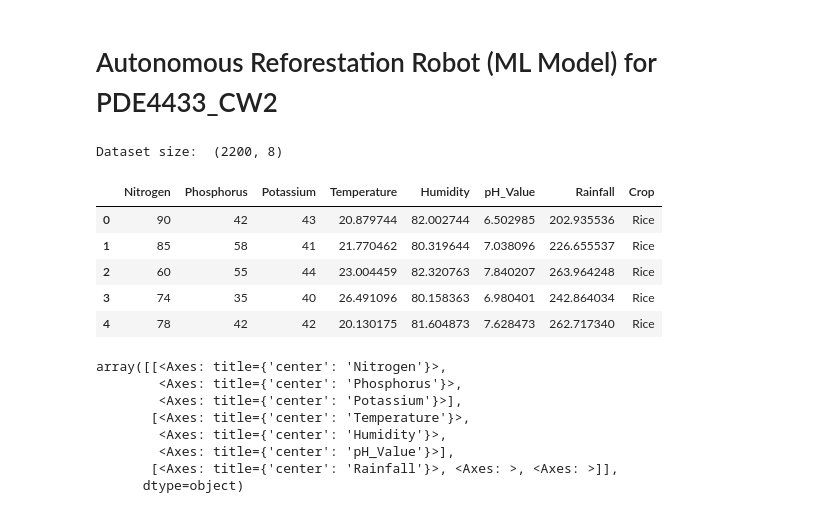
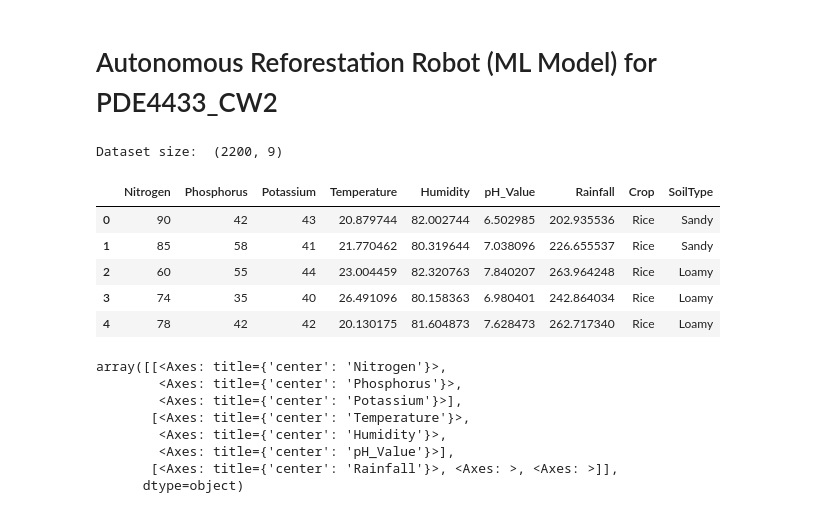
Before and after one commit to JayashankaAnushan19/Autonomous_Reforestation_Robot_PDE4433_CW2, a Jupyter notebook: notebooks/PDE4433_CW2_FinalModelTraining.ipynb, the cells around one changed output. Drawn from its saved outputs; the diff is of its cells as text; code cells hidden in the pictures.

Commit message:
Added new dataset and model created

```diff
--- a/notebooks/PDE4433_CW2_FinalModelTraining.ipynb
+++ b/notebooks/PDE4433_CW2_FinalModelTraining.ipynb
@@ -11,19 +11,19 @@ from sklearn.model_selection import train_test_split
 from sklearn import metrics
 import matplotlib.pyplot as plt
 # %%
-df = pd.read_csv("../data/raw/Crop_Recommendation.csv")
+df = pd.read_csv("../data/raw/Crop_Recommendation_new_dataframe.csv")
 # https://www.kaggle.com/datasets/varshitanalluri/crop-recommendation-dataset
 
 print("Dataset size: ", df.shape)
 df.head()
 # %% [output]
-Dataset size:  (2200, 8)
+Dataset size:  (2200, 9)
-|  | Nitrogen | Phosphorus | Potassium | Temperature | Humidity | pH_Value | Rainfall | Crop |
-| 0 | 90 | 42 | 43 | 20.879744 | 82.002744 | 6.502985 | 202.935536 | Rice |
-| 1 | 85 | 58 | 41 | 21.770462 | 80.319644 | 7.038096 | 226.655537 | Rice |
-| 2 | 60 | 55 | 44 | 23.004459 | 82.320763 | 7.840207 | 263.964248 | Rice |
-| 3 | 74 | 35 | 40 | 26.491096 | 80.158363 | 6.980401 | 242.864034 | Rice |
-| 4 | 78 | 42 | 42 | 20.130175 | 81.604873 | 7.628473 | 262.717340 | Rice |
+|  | Nitrogen | Phosphorus | Potassium | Temperature | Humidity | pH_Value | Rainfall | Crop | SoilType |
+| 0 | 90 | 42 | 43 | 20.879744 | 82.002744 | 6.502985 | 202.935536 | Rice | Sandy |
+| 1 | 85 | 58 | 41 | 21.770462 | 80.319644 | 7.038096 | 226.655537 | Rice | Sandy |
+| 2 | 60 | 55 | 44 | 23.004459 | 82.320763 | 7.840207 | 263.964248 | Rice | Loamy |
+| 3 | 74 | 35 | 40 | 26.491096 | 80.158363 | 6.980401 | 242.864034 | Rice | Loamy |
+| 4 | 78 | 42 | 42 | 20.130175 | 81.604873 | 7.628473 | 262.717340 | Rice | Loamy |
 # %%
 # Check data how scattaed
 df.hist(bins=100, figsize=(20,10))
```
Also changed, not shown: parts of 17 cells of this notebook, 7 other files.
